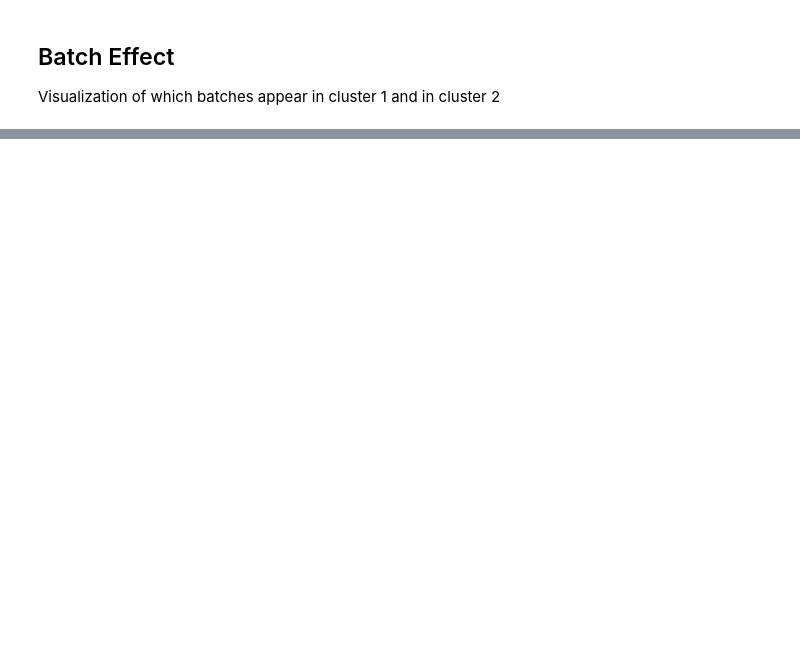
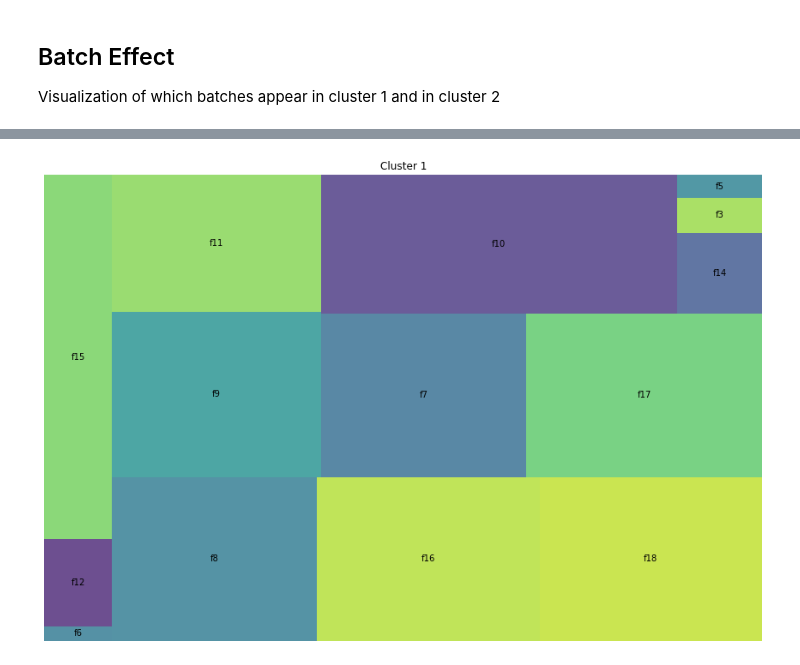
Before and after one commit to humpyreddy96/ClusterAnalysis, a Jupyter notebook: scGAMClusterAnalysis.ipynb, the cells around one changed output, grey strips where cells are left out. Drawn from its saved outputs; the diff is of its cells as text; code cells hidden in the pictures; blank space fills up the shorter version.

```diff
--- a/scGAMClusterAnalysis.ipynb
+++ b/scGAMClusterAnalysis.ipynb
@@ -204,0 +180,19 @@ Text(0.5, 1.0, 'Cluster 2')
+# %%
+import squarify
+
+
+
+# Create a data frame with fake data
+df = pd.DataFrame({'cluster_labels_1':cluster_0, 'group':labels })
+df
+
+df = df.drop(0)
+# # plot it
+fig = plt.gcf()
+fig.set_size_inches(15, 10)
+squarify.plot(sizes=df['cluster_labels_1'], label=df['group'], alpha=.8 )
+plt.axis('off')
+plt.title('Cluster 1')
+plt.show()
+# %% [output]
+[figure, added]
```
Also changed, not shown: parts of 11 cells of this notebook.
